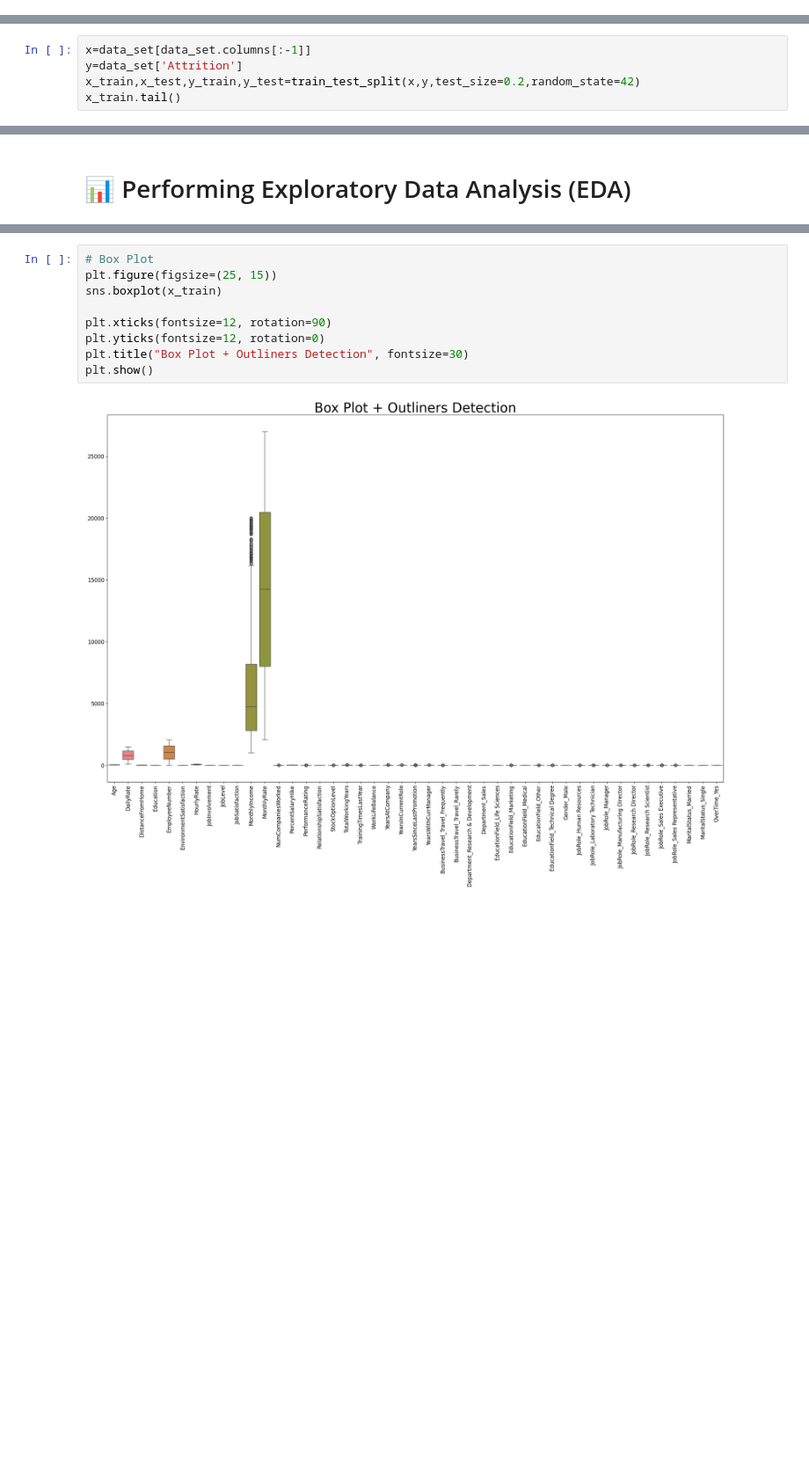
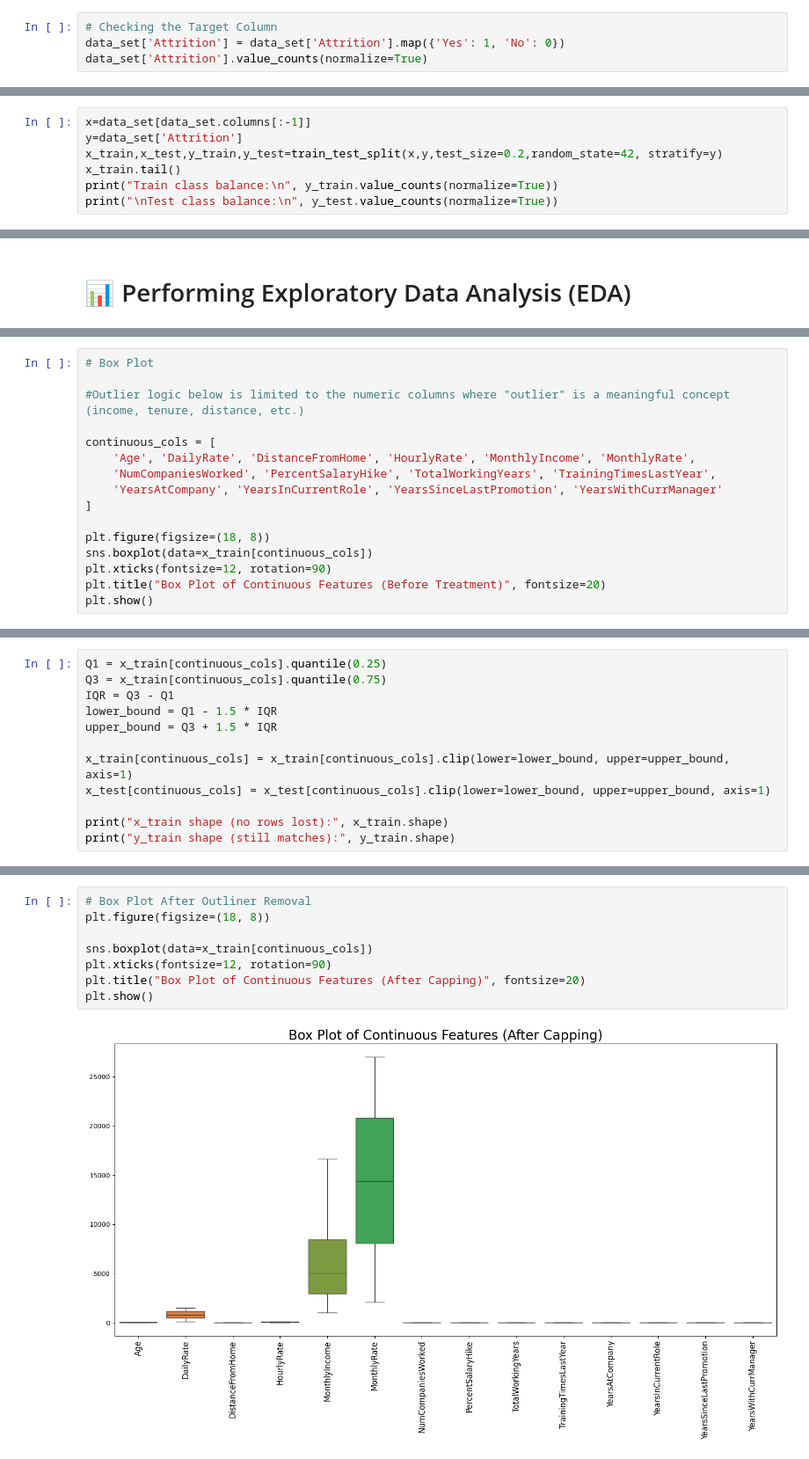
Before and after one commit to sujainyadav/-Employee-Attrition-Performance, a Jupyter notebook: Employee Attrition & Performance .ipynb, the cells around one changed output, grey strips where cells are left out. Shown at 88% size. Drawn from its saved outputs; the diff is of its cells as text; blank space fills up the shorter version.

Commit message:
Model trained

```diff
--- a/Employee Attrition & Performance .ipynb
+++ b/Employee Attrition & Performance .ipynb
@@ -244,0 +252,4 @@ data_set.shape
+# %%
+# Checking the Target Column
+data_set['Attrition'] = data_set['Attrition'].map({'Yes': 1, 'No': 0})
+data_set['Attrition'].value_counts(normalize=True)
@@ -268,6 +287,8 @@ dtype: int64
 # %%
 x=data_set[data_set.columns[:-1]]
 y=data_set['Attrition']
-x_train,x_test,y_train,y_test=train_test_split(x,y,test_size=0.2,random_state=42)
+x_train,x_test,y_train,y_test=train_test_split(x,y,test_size=0.2,random_state=42, stratify=y)
 x_train.tail()
+print("Train class balance:\n", y_train.value_counts(normalize=True))
+print("\nTest class balance:\n", y_test.value_counts(normalize=True))
 # %% [output]
@@ -369,0 +395,16 @@ plt.show()
+# %%
+# Box Plot
+
+#Outlier logic below is limited to the numeric columns where "outlier" is a meaningful concept (income, tenure, distance, etc.)
+
+continuous_cols = [
+    'Age', 'DailyRate', 'DistanceFromHome', 'HourlyRate', 'MonthlyIncome', 'MonthlyRate',
+    'NumCompaniesWorked', 'PercentSalaryHike', 'TotalWorkingYears', 'TrainingTimesLastYear',
+    'YearsAtCompany', 'YearsInCurrentRole', 'YearsSinceLastPromotion', 'YearsWithCurrManager'
+]
+
+plt.figure(figsize=(18, 8))
+sns.boxplot(data=x_train[continuous_cols])
+plt.xticks(fontsize=12, rotation=90)
+plt.title("Box Plot of Continuous Features (Before Treatment)", fontsize=20)
+plt.show()
@@ -369,0 +413,12 @@ plt.show()
+# %%
+Q1 = x_train[continuous_cols].quantile(0.25)
+Q3 = x_train[continuous_cols].quantile(0.75)
+IQR = Q3 - Q1
+lower_bound = Q1 - 1.5 * IQR
+upper_bound = Q3 + 1.5 * IQR
+
+x_train[continuous_cols] = x_train[continuous_cols].clip(lower=lower_bound, upper=upper_bound, axis=1)
+x_test[continuous_cols] = x_test[continuous_cols].clip(lower=lower_bound, upper=upper_bound, axis=1)
+
+print("x_train shape (no rows lost):", x_train.shape)
+print("y_train shape (still matches):", y_train.shape)
@@ -370,11 +428,10 @@ plt.show()
 # %%
-# Box Plot
-plt.figure(figsize=(25, 15))
-sns.boxplot(x_train)
+# Box Plot After Outliner Removal
+plt.figure(figsize=(18, 8))
 
+sns.boxplot(data=x_train[continuous_cols])
 plt.xticks(fontsize=12, rotation=90)
-plt.yticks(fontsize=12, rotation=0)
-plt.title("Box Plot + Outliners Detection", fontsize=30)
+plt.title("Box Plot of Continuous Features (After Capping)", fontsize=20)
 plt.show()
 # %% [output]
-[figure, old version]
+[figure, new version]
```
Also changed, not shown: parts of 29 cells of this notebook.
